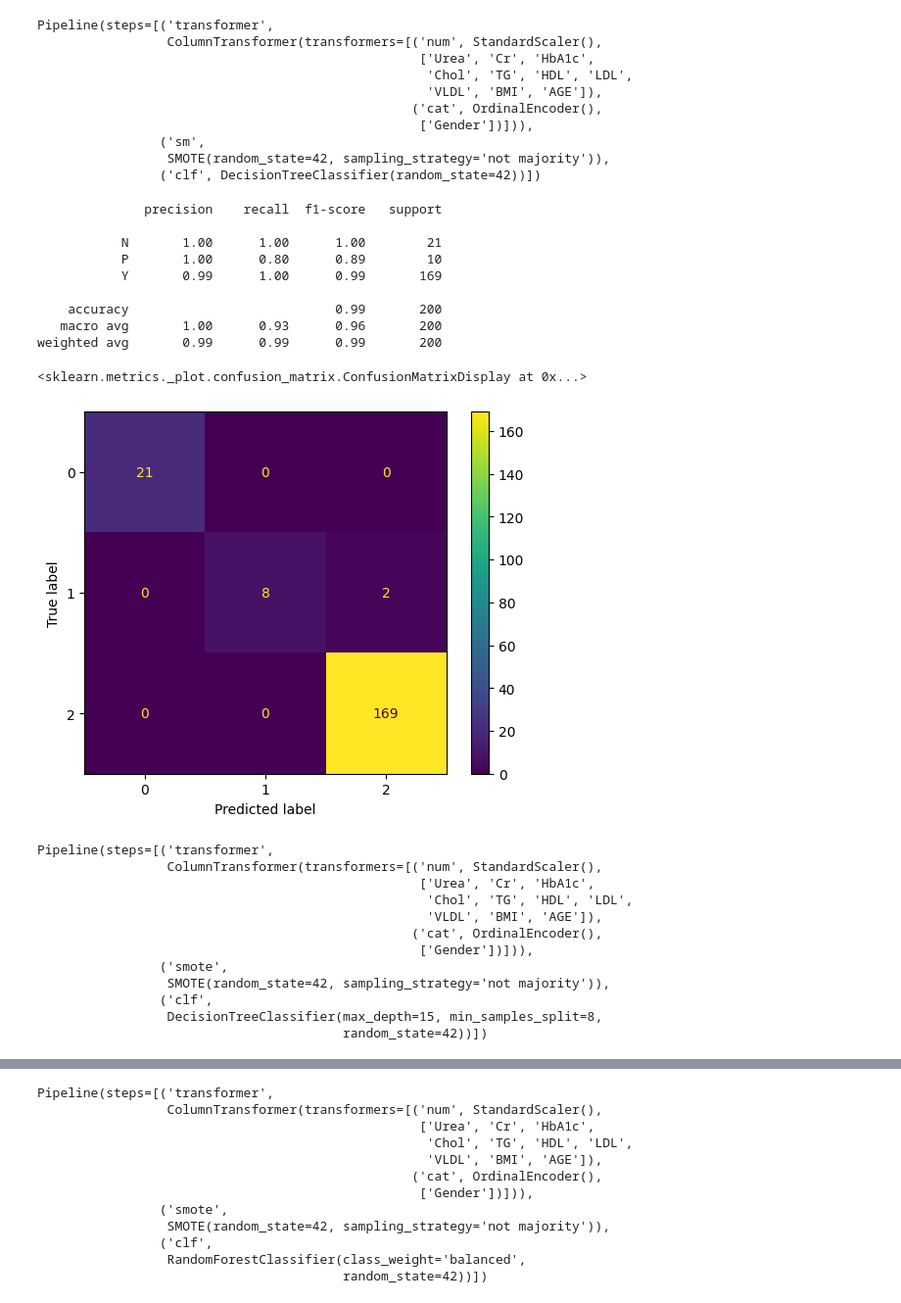
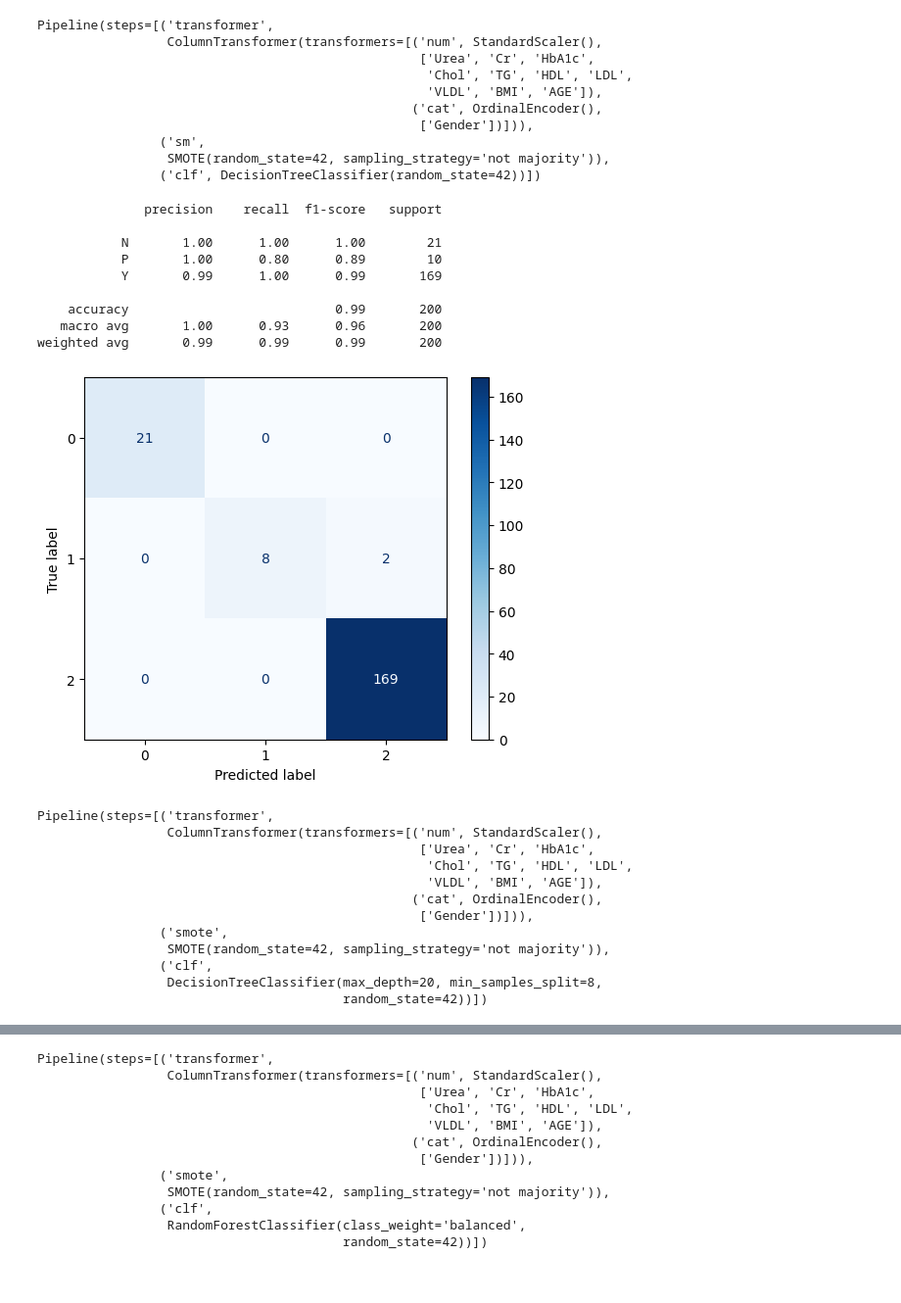
Before and after one commit to aakritip15/diabetes-prediction, a Jupyter notebook: notebook/modeling_classification.ipynb, the cells around one changed output, grey strips where cells are left out. Shown at 98% size. Drawn from its saved outputs; the diff is of its cells as text; code cells hidden in the pictures.

Commit message:
docs(eda,model): add detailed explanations and save missing figure

```diff
--- a/notebook/modeling_classification.ipynb
+++ b/notebook/modeling_classification.ipynb
@@ -249,21 +282,21 @@ Pipeline(steps=[('transformer',
 # %%
 y_pred_test = train_pipe_dt.predict(X_test)
 print(classification_report(y_test_processed, y_pred_test, target_names=['N','P','Y']))
-ConfusionMatrixDisplay.from_estimator(train_pipe_dt, X_test, y_test_processed)
+ConfusionMatrixDisplay.from_estimator(train_pipe_dt, X_test, y_test_processed,cmap='Blues')
+plt.savefig('../outputs/classification/dt_confusion_matrix_default.png', dpi=150, bbox_inches='tight')
 # %% [output]
               precision    recall  f1-score   support
 
            N       1.00      1.00      1.00        21
            P       1.00      0.80      0.89        10
            Y       0.99      1.00      0.99       169
 
     accuracy                           0.99       200
    macro avg       1.00      0.93      0.96       200
 weighted avg       0.99      0.99      0.99       200
-<sklearn.metrics._plot.confusion_matrix.ConfusionMatrixDisplay at 0x...>
-[figure, old version]
+[figure, new version]
 # %%
-clf_complex = DecisionTreeClassifier( random_state=42, max_depth=15, min_samples_split=8)
+clf_complex = DecisionTreeClassifier( random_state=42, max_depth=20, min_samples_split=8)
 
 train_pipe_dt = ImbPipeline(
     steps=[
@@ -285,7 +318,7 @@ Pipeline(steps=[('transformer',
                 ('smote',
                  SMOTE(random_state=42, sampling_strategy='not majority')),
                 ('clf',
-                 DecisionTreeClassifier(max_depth=15, min_samples_split=8,
+                 DecisionTreeClassifier(max_depth=20, min_samples_split=8,
                                         random_state=42))])
 # %%
 y_pred_test = train_pipe_dt.predict(X_test)
```
Also changed, not shown: parts of 21 cells of this notebook, 31 other files.
